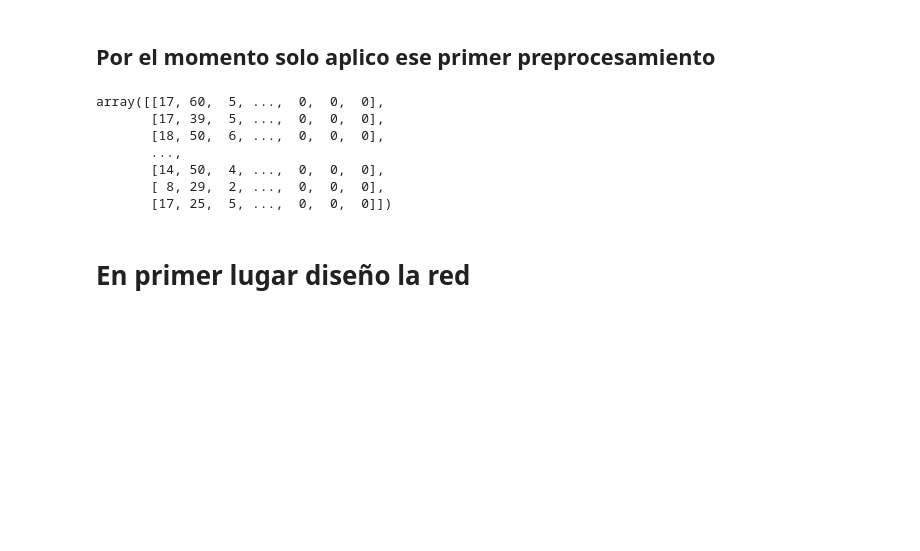
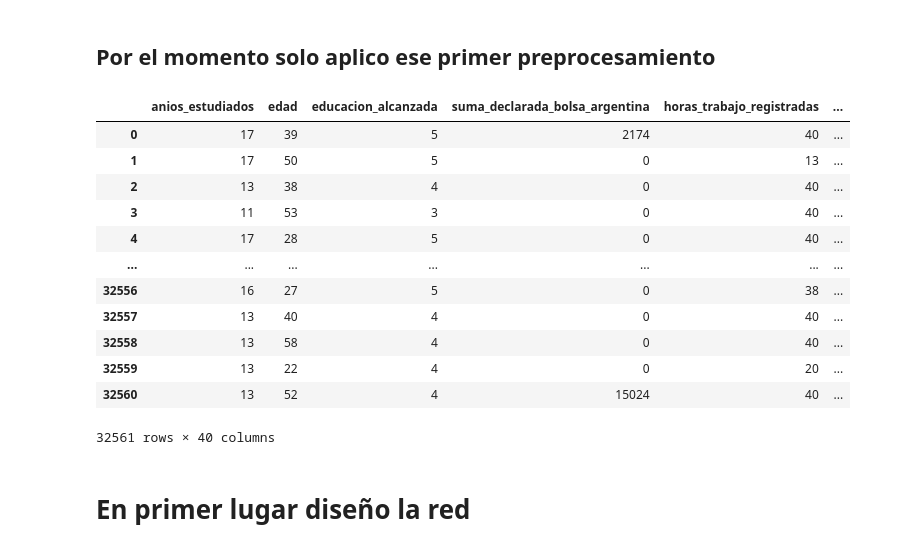
Before and after one commit to fjpacheco/machine-learning, a Jupyter notebook: parte_2/#3 - Red neuronal.ipynb, the cells around one changed output. Saved outputs shown, nothing was run; the diff lists cells and outputs as text; code cells hidden in the pictures; blank space fills up the shorter version.

```diff
--- a/parte_2/#3 - Red neuronal.ipynb
+++ b/parte_2/#3 - Red neuronal.ipynb
@@ -30,16 +36,22 @@ X_df = conversion_numerica(X_df)
 X_train, X_test, y_train, y_test = train_test_split(X_df, y_df, test_size=0.2, random_state=30,stratify=y_df)
 # %% [markdown]
 ## Por el momento solo aplico ese primer preprocesamiento
-# %%
-X_train.values
-# %% [output]
-array([[17, 60,  5, ...,  0,  0,  0],
-       [17, 39,  5, ...,  0,  0,  0],
-       [18, 50,  6, ...,  0,  0,  0],
-       ...,
-       [14, 50,  4, ...,  0,  0,  0],
-       [ 8, 29,  2, ...,  0,  0,  0],
-       [17, 25,  5, ...,  0,  0,  0]])
+# %%
+X_df
+# %% [output]
+|  | anios_estudiados | edad | educacion_alcanzada | suma_declarada_bolsa_argentina | horas_trabajo_registradas | ... |
+| 0 | 17 | 39 | 5 | 2174 | 40 | ... |
+| 1 | 17 | 50 | 5 | 0 | 13 | ... |
+| 2 | 13 | 38 | 4 | 0 | 40 | ... |
+| 3 | 11 | 53 | 3 | 0 | 40 | ... |
+| 4 | 17 | 28 | 5 | 0 | 40 | ... |
+| ... | ... | ... | ... | ... | ... | ... |
+| 32556 | 16 | 27 | 5 | 0 | 38 | ... |
+| 32557 | 13 | 40 | 4 | 0 | 40 | ... |
+| 32558 | 13 | 58 | 4 | 0 | 40 | ... |
+| 32559 | 13 | 22 | 4 | 0 | 20 | ... |
+| 32560 | 13 | 52 | 4 | 15024 | 40 | ... |
+32561 rows × 40 columns
 # %% [markdown]
 # En primer lugar diseño la red
 # %%
```
Also changed, not shown: parts of 11 cells of this notebook, 1 other file.
